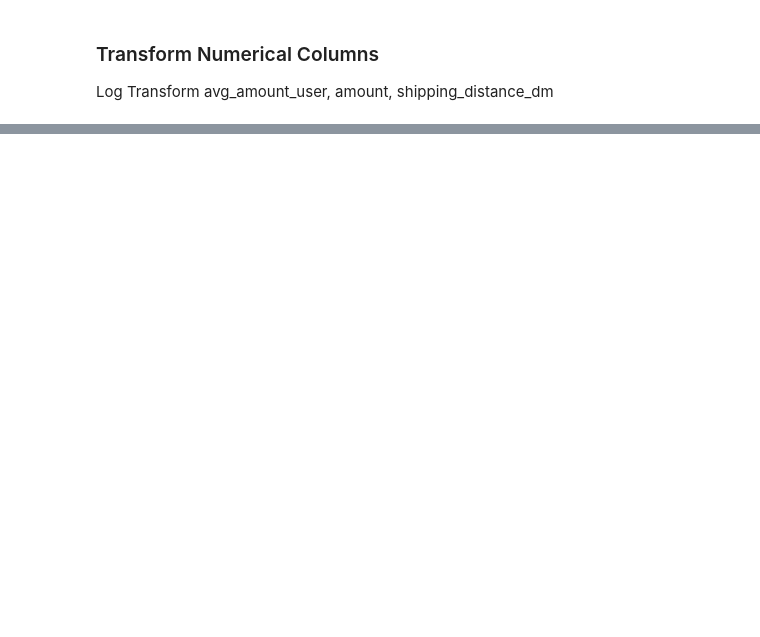
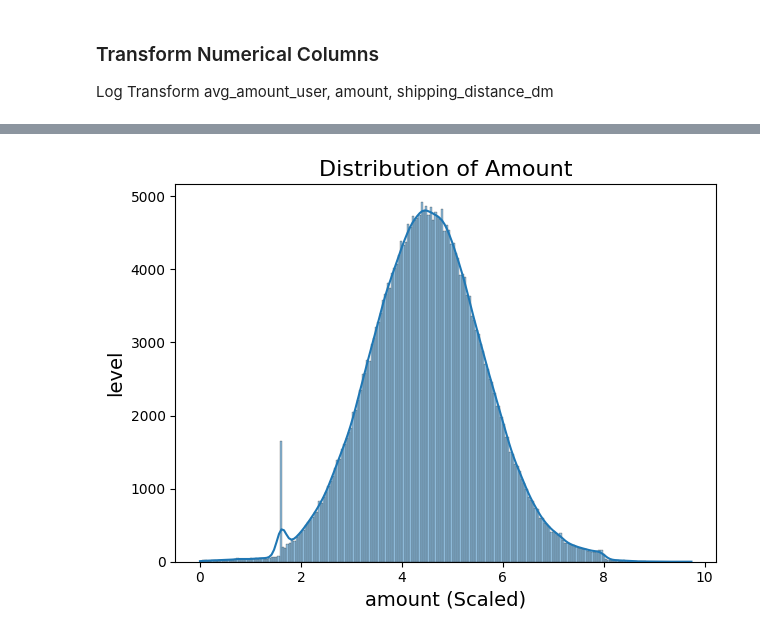
Before and after one commit to cw10877787/SJU_ML_TEAM4, a Jupyter notebook: final_project.ipynb, the cells around one changed output, grey strips where cells are left out. Cells and saved outputs as stored; diff of their text form; code cells hidden in the pictures; blank space fills up the shorter version.

```diff
--- a/final_project.ipynb
+++ b/final_project.ipynb
@@ -71,0 +151,9 @@ Log Transform avg_amount_user, amount, shipping_distance_dm
+# %%
+#scale Amount using log
+df['amount_scaled'] = np.log(df['amount'])
+# %%
+#View the distribution of the scaled amount
+avg_amount_user_scaled_hist = sns.histplot(df['amount_scaled'], kde=True)
+make_plots_pretty(avg_amount_user_scaled_hist, "Distribution of Amount", 'amount (Scaled)','level')
+# %% [output]
+[figure, added]
```
Also changed, not shown: parts of 15 cells of this notebook.
